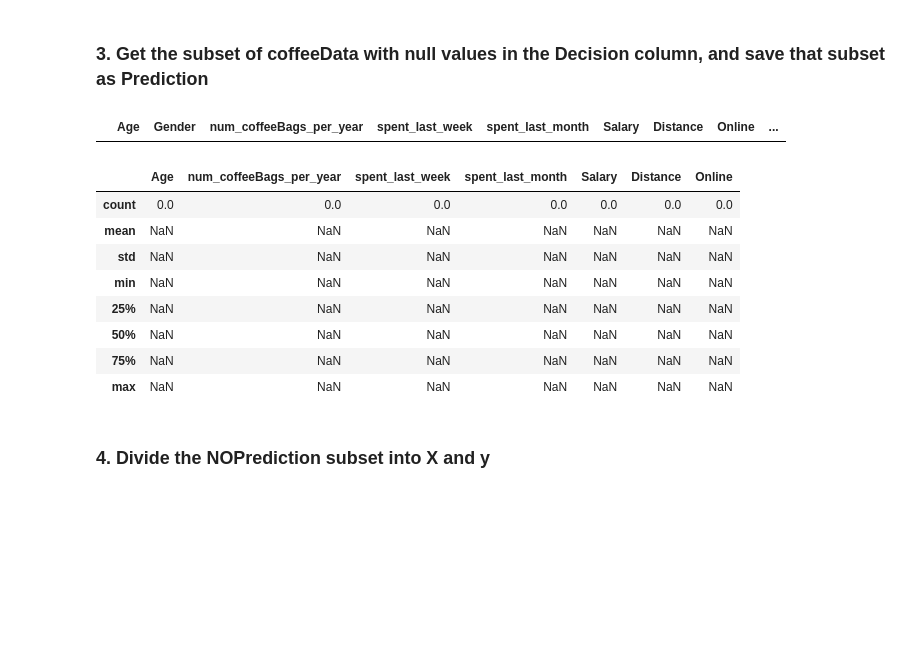
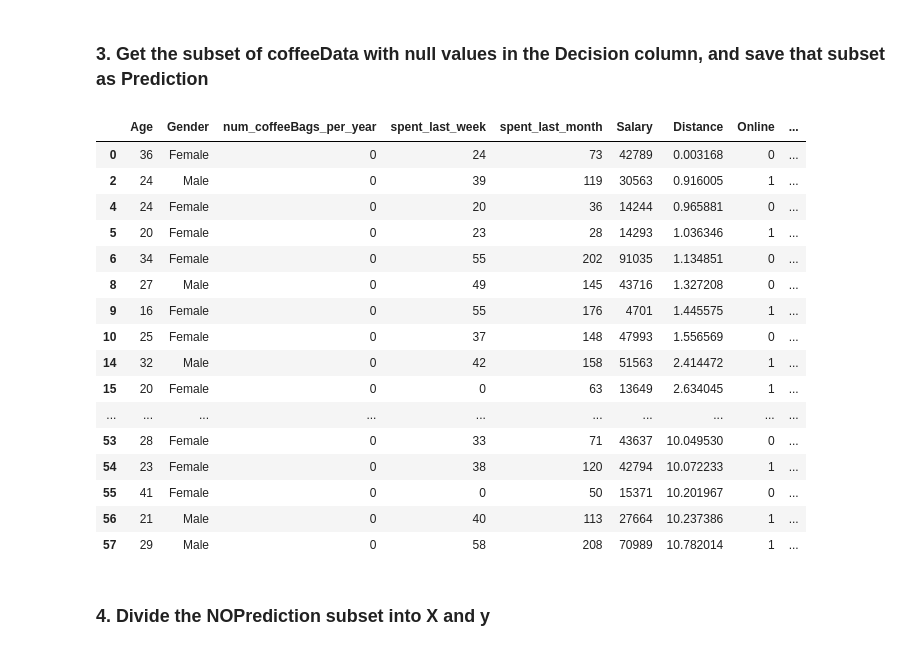
Before and after one commit to thaisangcr7/Case_Study_RR_Diner_Coffee, a Jupyter notebook: Springboard Decision Tree Specialty Coffee Case Study - Tier 1.ipynb, the cells around one changed output. Drawn from its saved outputs; the diff is of its cells as text; code cells hidden in the pictures; blank space fills up the shorter version.

```diff
--- a/Springboard Decision Tree Specialty Coffee Case Study - Tier 1.ipynb
+++ b/Springboard Decision Tree Specialty Coffee Case Study - Tier 1.ipynb
@@ -352,27 +352,34 @@ There appears to be a dividing line that correlates Distance to spent_last_month
 # %%
 # Get just those rows whose value for the Decision column is null. There are lots of ways to do this.
 # One way is to subset on pd.isnull(data['Decision']). Use square brackets, and plug that in as parameter.
 # Store the result in a variable called Prediction
 # Call a head() on the result to see it's worked out alright
-Prediction = df[pd.isnull(df["Decision"])]
-Prediction.head()
+#Prediction = df[pd.isnull(df["Decision"])]
+#Prediction.head()
 #Prediction = df[df['Decision'].isnull()]
 #Prediction.head()
+# Get just those rows whose value for the Decision column is null
+df.head(40)
 # %% [output]
 |  | Age | Gender | num_coffeeBags_per_year | spent_last_week | spent_last_month | Salary | Distance | Online | ... |
+| 0 | 36 | Female | 0 | 24 | 73 | 42789 | 0.003168 | 0 | ... |
+| 2 | 24 | Male | 0 | 39 | 119 | 30563 | 0.916005 | 1 | ... |
+| 4 | 24 | Female | 0 | 20 | 36 | 14244 | 0.965881 | 0 | ... |
+| 5 | 20 | Female | 0 | 23 | 28 | 14293 | 1.036346 | 1 | ... |
+| 6 | 34 | Female | 0 | 55 | 202 | 91035 | 1.134851 | 0 | ... |
+| 8 | 27 | Male | 0 | 49 | 145 | 43716 | 1.327208 | 0 | ... |
+| 9 | 16 | Female | 0 | 55 | 176 | 4701 | 1.445575 | 1 | ... |
+| 10 | 25 | Female | 0 | 37 | 148 | 47993 | 1.556569 | 0 | ... |
+| 14 | 32 | Male | 0 | 42 | 158 | 51563 | 2.414472 | 1 | ... |
+| 15 | 20 | Female | 0 | 0 | 63 | 13649 | 2.634045 | 1 | ... |
+| ... | ... | ... | ... | ... | ... | ... | ... | ... | ... |
+| 53 | 28 | Female | 0 | 33 | 71 | 43637 | 10.049530 | 0 | ... |
+| 54 | 23 | Female | 0 | 38 | 120 | 42794 | 10.072233 | 1 | ... |
+| 55 | 41 | Female | 0 | 0 | 50 | 15371 | 10.201967 | 0 | ... |
+| 56 | 21 | Male | 0 | 40 | 113 | 27664 | 10.237386 | 1 | ... |
+| 57 | 29 | Male | 0 | 58 | 208 | 70989 | 10.782014 | 1 | ... |
 # %%
 # Call describe() on Prediction
-Prediction.describe()
-# %% [output]
-|  | Age | num_coffeeBags_per_year | spent_last_week | spent_last_month | Salary | Distance | Online |
-| count | 0.0 | 0.0 | 0.0 | 0.0 | 0.0 | 0.0 | 0.0 |
-| mean | NaN | NaN | NaN | NaN | NaN | NaN | NaN |
-| std | NaN | NaN | NaN | NaN | NaN | NaN | NaN |
-| min | NaN | NaN | NaN | NaN | NaN | NaN | NaN |
-| 25% | NaN | NaN | NaN | NaN | NaN | NaN | NaN |
-| 50% | NaN | NaN | NaN | NaN | NaN | NaN | NaN |
-| 75% | NaN | NaN | NaN | NaN | NaN | NaN | NaN |
-| max | NaN | NaN | NaN | NaN | NaN | NaN | NaN |
 # %% [markdown]
 ### 4. Divide the NOPrediction subset into X and y
 # %%
```
Also changed, not shown: parts of 1 cell of this notebook.
